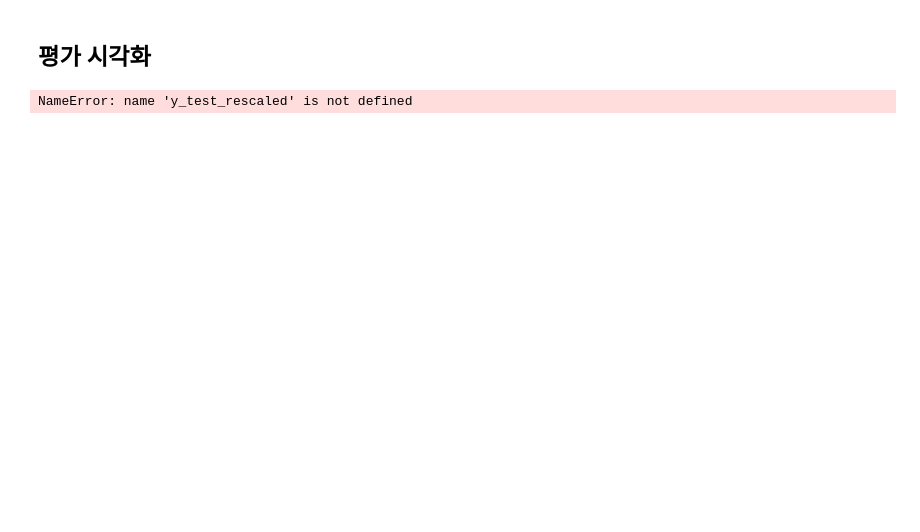
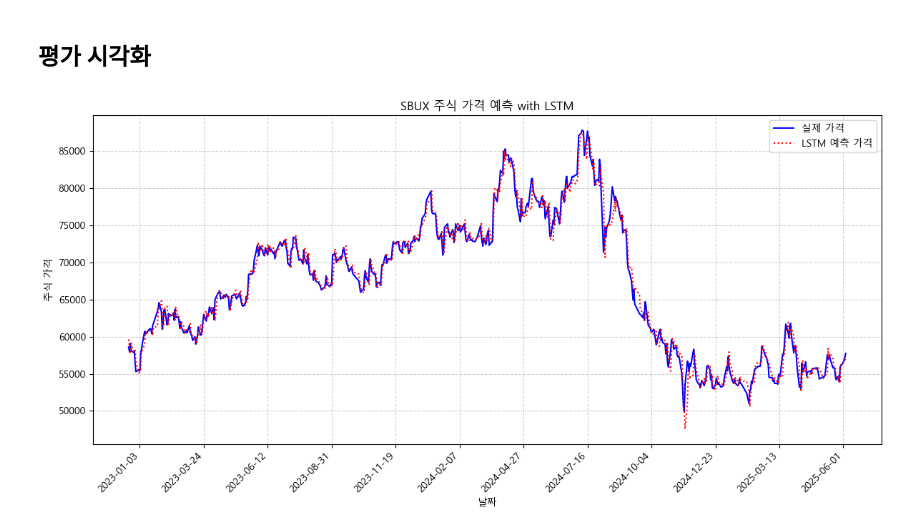
Before and after one commit to hsk3232/TORCH-WORK, a Jupyter notebook: python_7(a)_v1.5(q).ipynb, the cells around one changed output. Cells and saved outputs as stored; diff of their text form; code cells hidden in the pictures; blank space fills up the shorter version.

```diff
--- a/python_7(a)_v1.5(q).ipynb
+++ b/python_7(a)_v1.5(q).ipynb
@@ -12,3 +15,6 @@ from sklearn.preprocessing import MinMaxScaler, RobustScaler
 plt.rcParams["font.family"] = "Malgun Gothic"
 plt.rcParams["axes.unicode_minus"] = False
 plt.rcParams["figure.figsize"] = (12, 6)
+# %%
+stock = fdr.DataReader("005930")
+stock.head()
@@ -88,11 +110,11 @@ class TimeSeriesDataset(Dataset):
     def __getitem__(self, idx):
         return self.X[idx], self.y[idx]
 # %%
-seq_length = 10
-batch_size = 16
+seq_length = 10 # 10일 기준으로 볼거냐
+batch_size = 65 # 몇 개의 데이터를 한번에 넣을거냐
 
-train_dataset = TimeSeriesDataset(seq_length=seq_length, is_train=True)
-test_dataset = TimeSeriesDataset(seq_length=seq_length, is_train=False)
+train_dataset = TimeSeriesDataset(df=stock, seq_length=seq_length, is_train=True)
+test_dataset = TimeSeriesDataset(df=stock, seq_length=seq_length, is_train=False)
 
 train_loader = DataLoader(train_dataset, batch_size=batch_size, shuffle=True)
 test_loader = DataLoader(test_dataset, batch_size=batch_size, shuffle=False)
@@ -112,8 +134,10 @@ class LSTMModel(nn.Module):
 # %% [markdown]
 ## 모델 학습
 # %%
+# 모델 돌릴 때 마다 이렇게 숫자를 바꿔야 하는 하드코딩 하면 안됨
+# 매개변수를 지정해서 받아 오게끔 짜야함. # 즉 밖으로 빼라.
 input_size = 8
-hidden_size = 50
+hidden_size = 150
 output_size = 1
 num_epochs = 100
 learning_rate = 0.001
@@ -123,12 +147,15 @@ lstm_model = LSTMModel(input_size, hidden_size, output_size)
 criterion = nn.MSELoss()
 optimizer = torch.optim.Adam(lstm_model.parameters(), lr=learning_rate)
 
+# 조기 종료
+
+# 손실함수가 가장 중요함. 성능이 틀어짐으로 이 부분을 가장 중요하게 생각할 것.
 for epoch in range(num_epochs):
     lstm_model.train()
     for batch_X, batch_y in train_loader:
         optimizer.zero_grad()
         outputs = lstm_model(batch_X)
-        loss = criterion(outputs, batch_y)
+        loss = criterion(outputs, batch_y.unsqueeze(-1))
         loss.backward()
         optimizer.step()
 
@@ -143,6 +170,16 @@ with torch.no_grad():
         lstm_test_predictions.append(outputs.cpu().numpy())
 
 lstm_test_predictions = np.concatenate(lstm_test_predictions)
-lstm_test_predictions_rescaled = train_dataset.scaler.inverse_transform(lstm_test_predictions)
-y_test_rescaled = train_dataset.scaler.inverse_transform(test_dataset.y.cpu().numpy())
+#### 여기까지는 문제가 없음 #########
+
+
+lsmt_dummy = np.zeros((lstm_test_predictions.shape[0], 8))
+lsmt_dummy[:, 0] = lstm_test_predictions.flatten()
+lstm_test_predictions_rescaled = train_dataset.scaler.inverse_transform(lsmt_dummy)[:, 0]
+
+
+y_test_dummy = np.zeros((test_dataset.y.shape[0], 8))
+y_test_dummy[:, 0] = test_dataset.y.cpu().numpy().flatten()
+y_test_rescaled = train_dataset.scaler.inverse_transform(y_test_dummy)[:, 0]
+# minmax나 로버스터 하기 전으로 돌리는 코드(복원) - inverse_trasnform
 # %% [output]
@@ -162,17 +198,17 @@ ValueError: non-broadcastable output operand with shape (49,1) doesn't match the
 # %%
 plt.plot(test_dataset.dates, y_test_rescaled, label='실제 가격', color='blue')
 plt.plot(test_dataset.dates, lstm_test_predictions_rescaled, label='LSTM 예측 가격', color='red', linestyle=':')
 plt.xlabel('날짜')
 plt.ylabel('주식 가격')
-plt.title('SBUX 주식 가격 예측 with RNN')
+plt.title('SBUX 주식 가격 예측 with LSTM')
 plt.legend()
 plt.xticks(rotation=45, ha='right')
 plt.gca().xaxis.set_major_locator(plt.MaxNLocator(nbins=15))
 plt.grid(True, linestyle='--', alpha=0.6)
 plt.tight_layout()
 plt.show()
 # %% [output]
-NameError: name 'y_test_rescaled' is not defined
+[figure, added]
 # %%
 lstm_mse = np.mean((y_test_rescaled - lstm_test_predictions_rescaled)**2)
 print(f'LSTM 모델 테스트 MSE (원래 스케일): {lstm_mse:.4f}')
```
Also changed, not shown: parts of 5 cells of this notebook, 1 other file.
